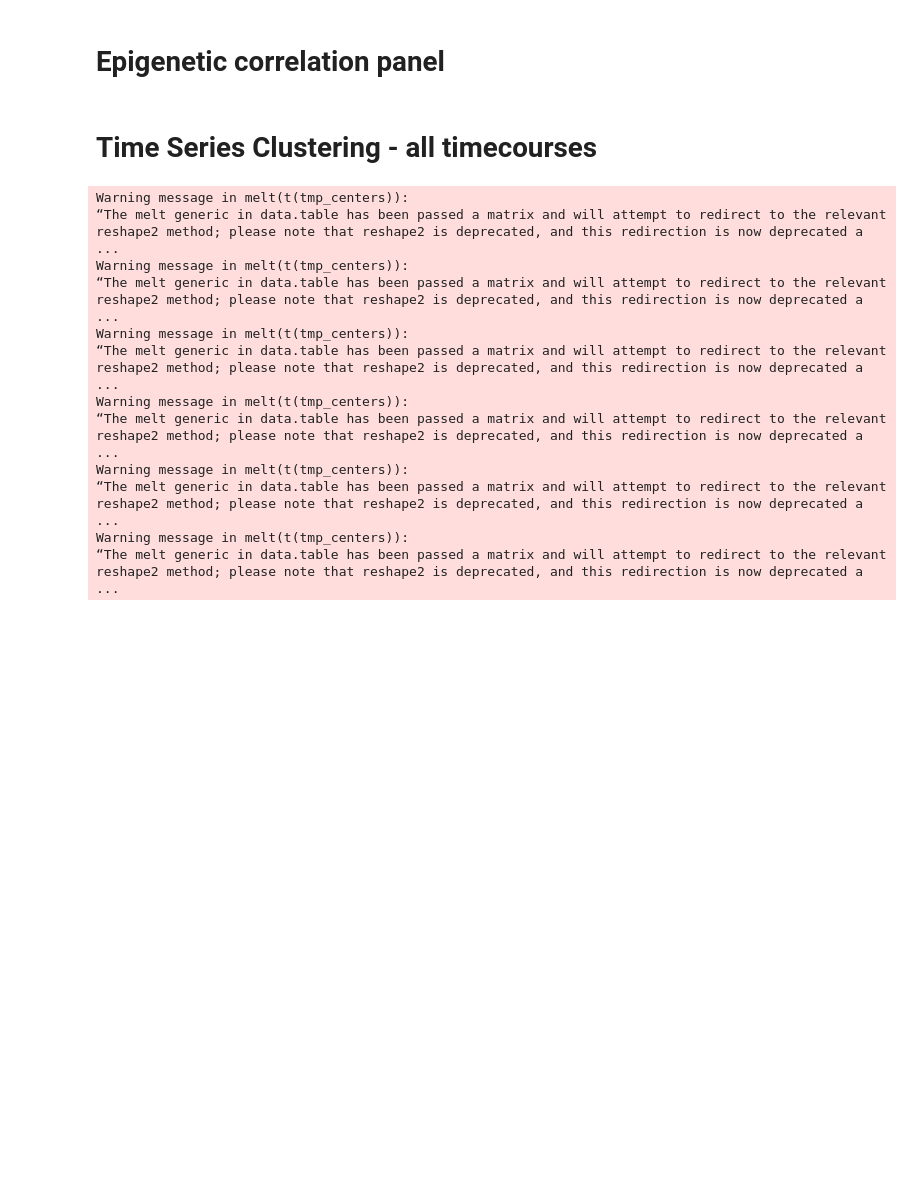
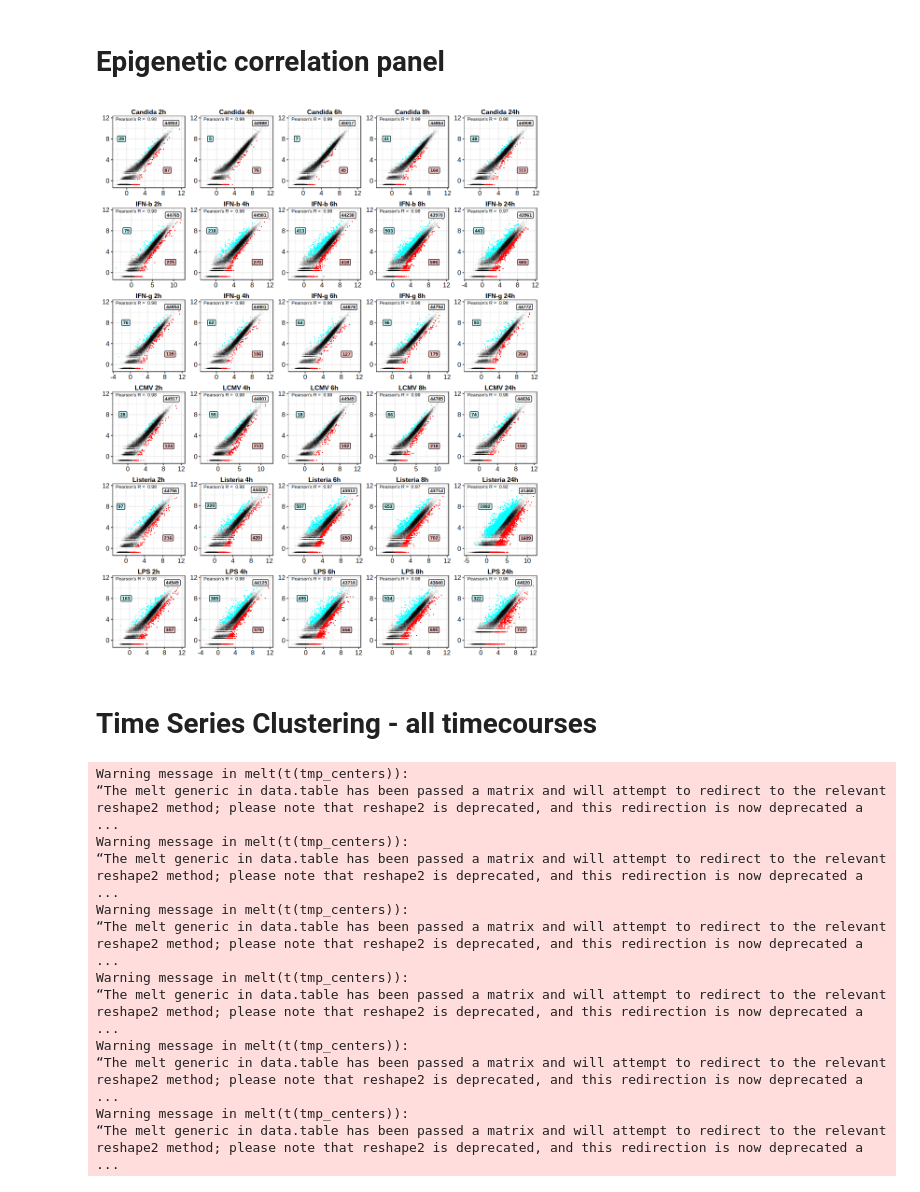
Before and after one commit to epigen/macrophage-regulation, a Jupyter notebook: src/Supplementary_Figures_INT.R.ipynb, the cells around one changed output. Drawn from its saved outputs; the diff is of its cells as text; code cells hidden in the pictures; blank space fills up the shorter version.

```diff
--- a/src/Supplementary_Figures_INT.R.ipynb
+++ b/src/Supplementary_Figures_INT.R.ipynb
@@ -103,11 +107,12 @@ corr_plots <- list()
 for (treatment in sort(unique(annot$treatment))){
     for (time in c('2h','4h','6h','8h','24h')){
         if(treatment=="untreated"){
-            if (time=="2h"){
-                time <- '0h'
-            }else{
-                next
-            }
+            next
+            # if (time=="2h"){
+            #     time <- '0h'
+            # }else{
+            #     next
+            # }
         }
 
         tmp_data <- data.frame(matrix(nrow=nrow(data), ncol=0, dimnames=list(rownames(data), NULL)))
@@ -133,14 +138,16 @@ for (treatment in sort(unique(annot$treatment))){
 #         options(repr.plot.width=width, repr.plot.height=height)
 
         tmp_plot <- ggplot(tmp_data) +
-        geom_point(data = subset(setDT(setDF(tmp_data)), type == 'correlated'), aes(x = atac, y = rna, color = type), alpha=0.05, size=0.5, stroke = 0, shape=19) +
-        geom_point(data = subset(setDT(setDF(tmp_data)), type != 'correlated'), aes(x = atac, y = rna, color = type), alpha=1, size=0.5, stroke = 0, shape=19) +
+        ggrastr::geom_point_rast(data = subset(setDT(setDF(tmp_data)), type == 'correlated'), aes(x = atac, y = rna, color = type), alpha=0.05, size=0.5, stroke = 0, shape=19) + # before geom_point()
+        ggrastr::geom_point_rast(data = subset(setDT(setDF(tmp_data)), type != 'correlated'), aes(x = atac, y = rna, color = type), alpha=1, size=0.5, stroke = 0, shape=19) + # before geom_point()
+        # geom_point(data = subset(setDT(setDF(tmp_data)), type == 'correlated'), aes(x = atac, y = rna, color = type), alpha=0.05, size=0.5, stroke = 0, shape=19) +
+        # geom_point(data = subset(setDT(setDF(tmp_data)), type != 'correlated'), aes(x = atac, y = rna, color = type), alpha=1, size=0.5, stroke = 0, shape=19) +
         scale_color_manual(values=correlation_colors, drop=FALSE) +
         labs(title=paste0(treatment_format(treatment)," ",time))+
-        annotate(x=min(tmp_data$atac), y = max(tmp_data$rna), label=paste("Pearson's R = ", round(cor(tmp_data$atac, tmp_data$rna),2)), geom="text", hjust=0, size=3)+
-        annotate(x=8, y = 2, label=table(tmp_data$type)[['ATAC']], geom="label", hjust=0, size=4, fill = correlation_colors[['ATAC']])+
-        annotate(x=0, y = 8, label=table(tmp_data$type)[['RNA']], geom="label", hjust=0, size=4, fill = correlation_colors[['RNA']])+
-        annotate(x=8, y = 11, label=table(tmp_data$type)[['correlated']], geom="label", hjust=0, size=4, color = 'black')+
+        annotate(x=min(tmp_data$atac), y = max(tmp_data$rna), label=paste("Pearson's R = ", round(cor(tmp_data$atac, tmp_data$rna),2)), geom="text", hjust=0, size=2)+
+        annotate(x=8, y = 2, label=table(tmp_data$type)[['ATAC']], geom="label", hjust=0, size=2, fill = alpha(correlation_colors["ATAC"],0.2), fontface = "bold")+
+        annotate(x=-2, y = 8, label=table(tmp_data$type)[['RNA']], geom="label", hjust=0, size=2, fill = alpha(correlation_colors["RNA"],0.2), fontface = "bold",)+
+        annotate(x=8, y = 11, label=table(tmp_data$type)[['correlated']], geom="label", hjust=0, size=2, color = 'black', fontface = "bold", alpha=0)+
 #         ylab("Gene Expression (signal intensity)") +
 #         xlab("Chromatin Accessibility (signal intensity)") +
         macro_theme() + theme(axis.title.x=element_blank(),
@@ -157,7 +164,9 @@ height <- 21
 options(repr.plot.width=width, repr.plot.height=height)
 # %%
 corr_plots_panel <- wrap_plots(corr_plots, ncol=5, guides="collect")
-# corr_plots_panel
+corr_plots_panel
+# %% [output]
+[figure, added]
 # %%
 # save plot
 ggsave_new(filename=paste0("epigenetic_correlation_panel"),
```
Also changed, not shown: parts of 3 cells of this notebook, 9 other files.
